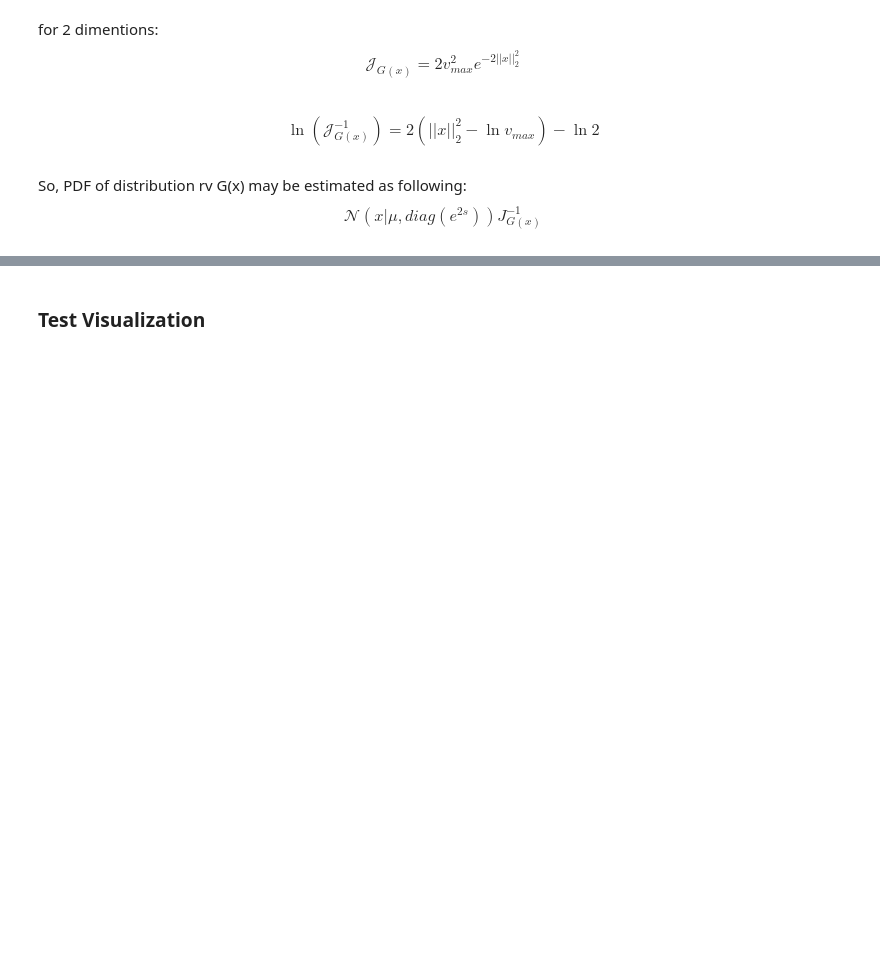
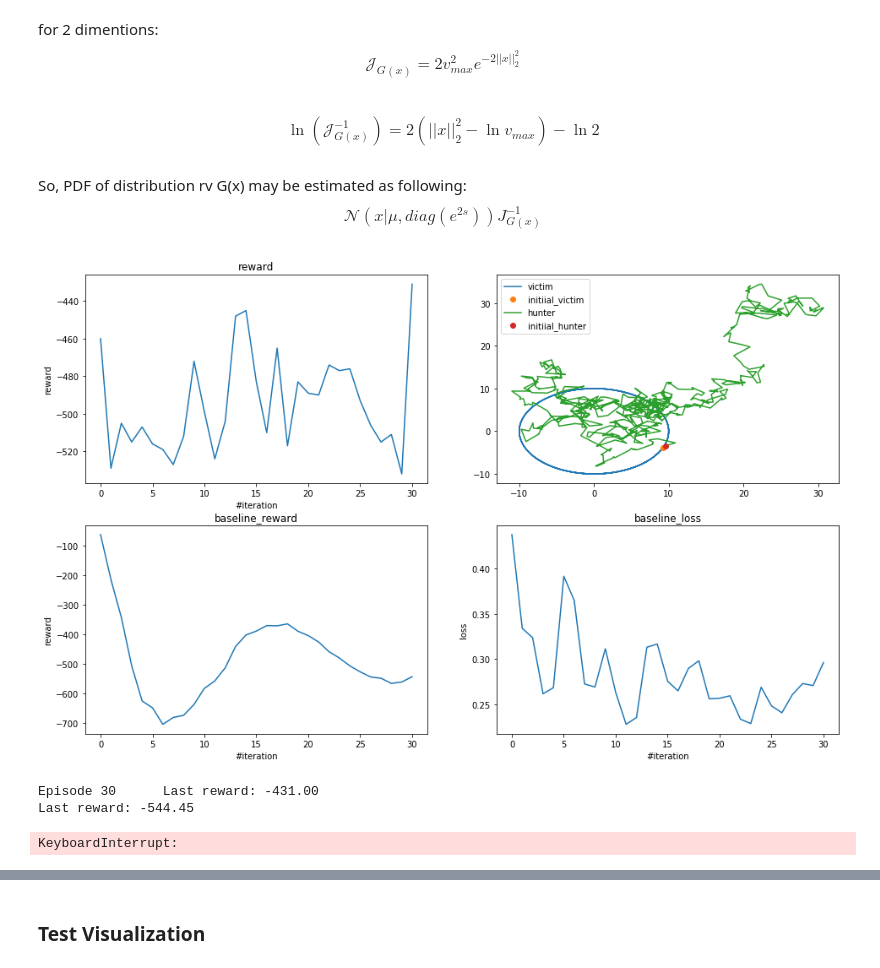
Before and after one commit to egornuzhin/hunter_learning, a Jupyter notebook: rl_hunter_larning_radial_domain.ipynb, the cells around one changed output, grey strips where cells are left out. Saved outputs shown, nothing was run; the diff lists cells and outputs as text; code cells hidden in the pictures; blank space fills up the shorter version.

```diff
--- a/rl_hunter_larning_radial_domain.ipynb
+++ b/rl_hunter_larning_radial_domain.ipynb
@@ -105 +106,8 @@ policy = HunterPolicy(env,max_action=3)
+# %%
+train(policy,env, baseline, 100000, learning_rate=1e-4, batch=1)
+# %% [output]
+[figure, added]
+Episode 30      Last reward: -431.00
+Last reward: -544.45
+KeyboardInterrupt:
 # %%
```
Also changed, not shown: parts of 4 cells of this notebook, 4 other files.
